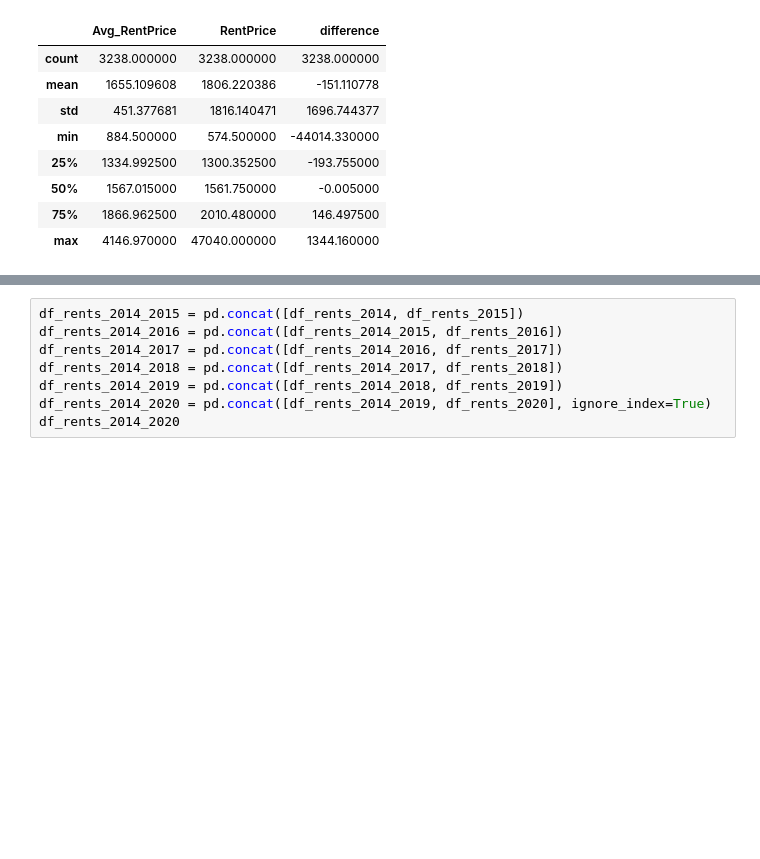
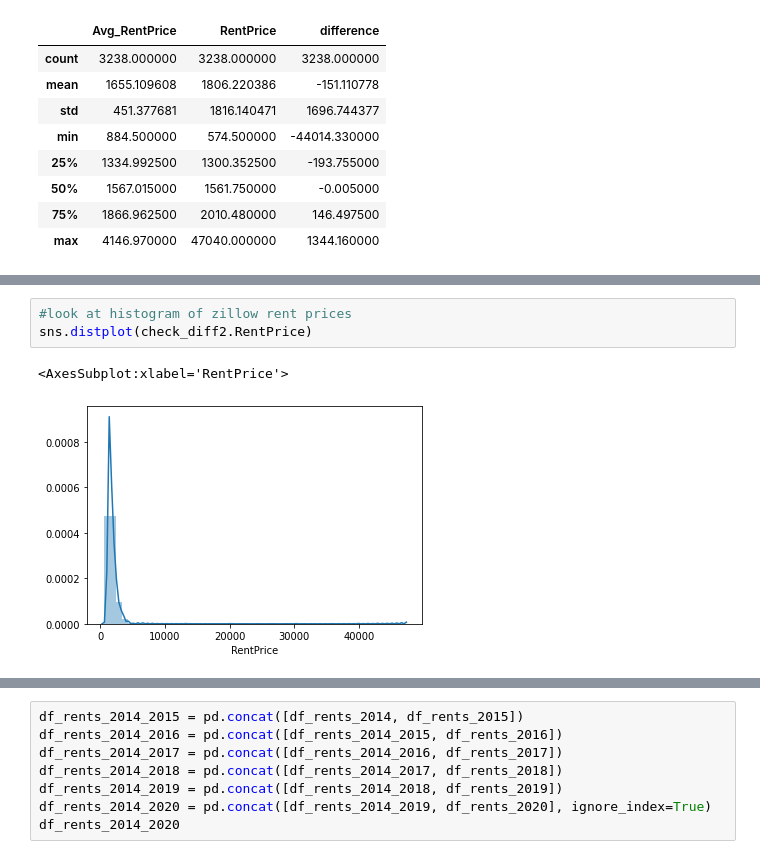
Before and after one commit to jjfrasca/Capstone_2, a Jupyter notebook: notebooks/2.0-jjf-initial-data-wrangling-zipcodeRentPrices.ipynb, the cells around one changed output, grey strips where cells are left out. Cells and saved outputs as stored; diff of their text form; blank space fills up the shorter version.

```diff
--- a/notebooks/2.0-jjf-initial-data-wrangling-zipcodeRentPrices.ipynb
+++ b/notebooks/2.0-jjf-initial-data-wrangling-zipcodeRentPrices.ipynb
@@ -534,0 +543,6 @@ check_diff2.describe()
+# %%
+#look at histogram of zillow rent prices
+sns.distplot(check_diff2.RentPrice)
+# %% [output]
+<AxesSubplot:xlabel='RentPrice'>
+[figure, added]
```
Also changed, not shown: parts of 5 cells of this notebook.
